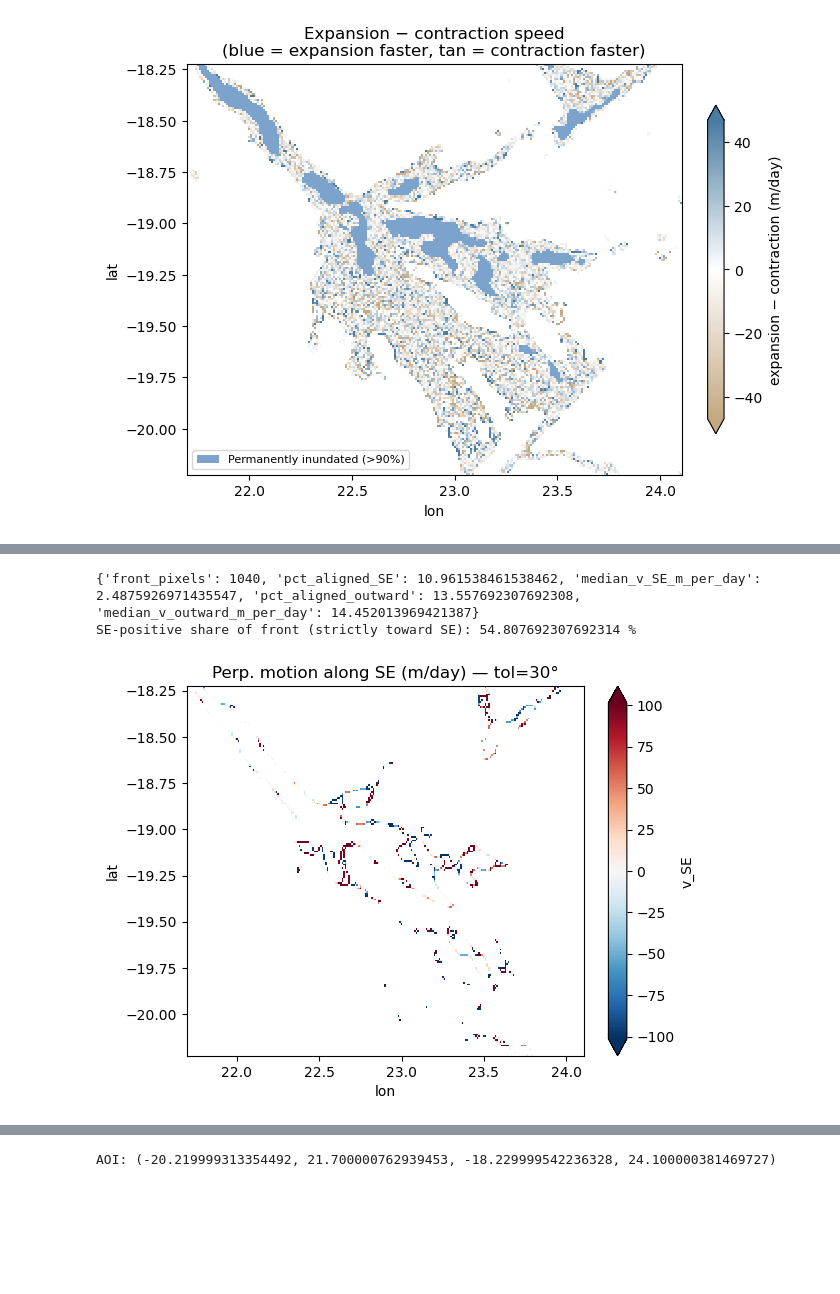
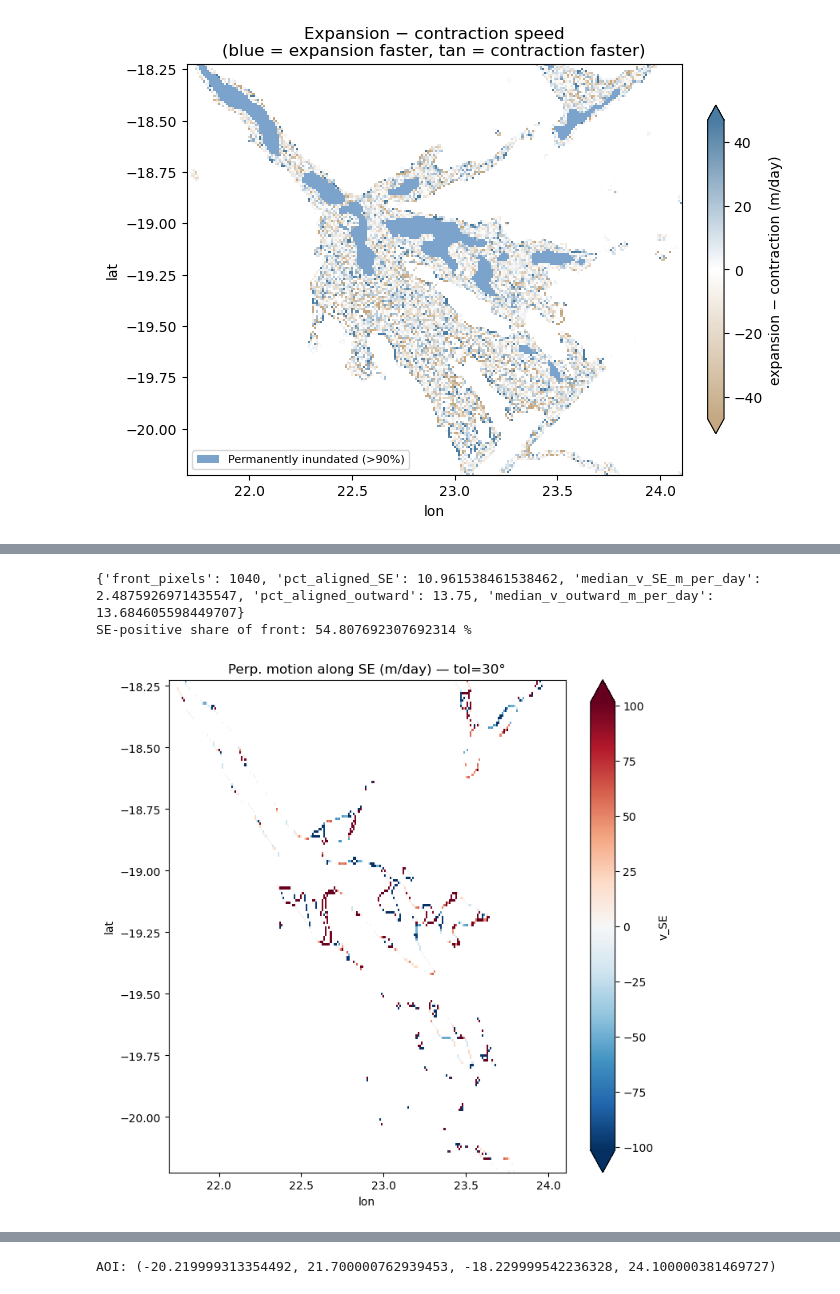
Before and after one commit to octavia-crompton/dswe-inman-lyons, a Jupyter notebook: notebooks/CYGNSS Okavango – Front-Normal Velocity.ipynb, the cells around one changed output, grey strips where cells are left out. Saved outputs shown, nothing was run; the diff lists cells and outputs as text; code cells hidden in the pictures; blank space fills up the shorter version.

Commit message:
Add satellite image + results plots to README; clean up notebook styling

```diff
--- a/notebooks/CYGNSS Okavango – Front-Normal Velocity.ipynb
+++ b/notebooks/CYGNSS Okavango – Front-Normal Velocity.ipynb
@@ -978,24 +710,26 @@ ds_perp["v_normal"].plot(cmap="RdBu_r", robust=True)  # m/day; red/blue = retrea
 # %%
-# --- Example usage ---
-# 1) After you computed ds_perp with `front_normal_velocity(...)`:
 ds_perp = front_normal_velocity(da, "2019-05-15", "2019-06-15", front_value=0.5, bandwidth=0.05, smooth_px=1)
-# 2) Classify against SE only:
+
+# Classify against SE direction:
 cls = classify_front_direction(ds_perp, angle_tol_deg=30, min_speed_m_per_day=10.0)
-# 3) Or classify against radial "outwards from apex" (replace with your apex lat/lon):
-apex_ll = (-19.0, 22.5)  # <-- EXAMPLE ONLY, set your actual apex!
-cls = classify_front_direction(ds_perp, angle_tol_deg=30, min_speed_m_per_day=10.0, apex=apex_ll)
-# 4) Quick summaries:
+
+# Or classify outwards from apex (top of delta, tune as needed):
+apex = (-19.0, 22.4)
+cls = classify_front_direction(ds_perp, angle_tol_deg=30, min_speed_m_per_day=10.0, apex=apex)
+
 print(cls.attrs["summary"])
-print("SE-positive share of front (strictly toward SE):",
+print("SE-positive share of front:",
       float(np.nansum((cls["mask_front"]) & (cls["v_SE"] > 0))) / float(np.nansum(cls["mask_front"])) * 100, "%")
-# 1) Where is the front moving toward SE?
+
 plt.figure()
-cls["v_SE"].plot(robust=True); plt.title(f"Perp. motion along SE (m/day) — tol={cls.attrs['angle_tol_deg']}°")
-# 3) If apex given: outward alignment
+cls["v_SE"].plot(robust=True)
+plt.title(f"Perp. motion along SE (m/day) — tol={cls.attrs['angle_tol_deg']}°")
+
 if "aligned_outward" in cls:
     plt.figure()
-    cls["aligned_outward"].plot(); plt.title("Front pixels aligned with outward-from-apex")
+    cls["aligned_outward"].plot()
+    plt.title("Front pixels aligned with outward-from-apex")
 # %% [output]
-{'front_pixels': 1040, 'pct_aligned_SE': 10.961538461538462, 'median_v_SE_m_per_day': 2.4875926971435547, 'pct_aligned_outward': 13.557692307692308, 'median_v_outward_m_per_day': 14.452013969421387}
-SE-positive share of front (strictly toward SE): 54.807692307692314 %
+{'front_pixels': 1040, 'pct_aligned_SE': 10.961538461538462, 'median_v_SE_m_per_day': 2.4875926971435547, 'pct_aligned_outward': 13.75, 'median_v_outward_m_per_day': 13.684605598449707}
+SE-positive share of front: 54.807692307692314 %
-[figure, old version]
+[figure, new version]
```
Also changed, not shown: parts of 27 cells of this notebook, 4 other files.
